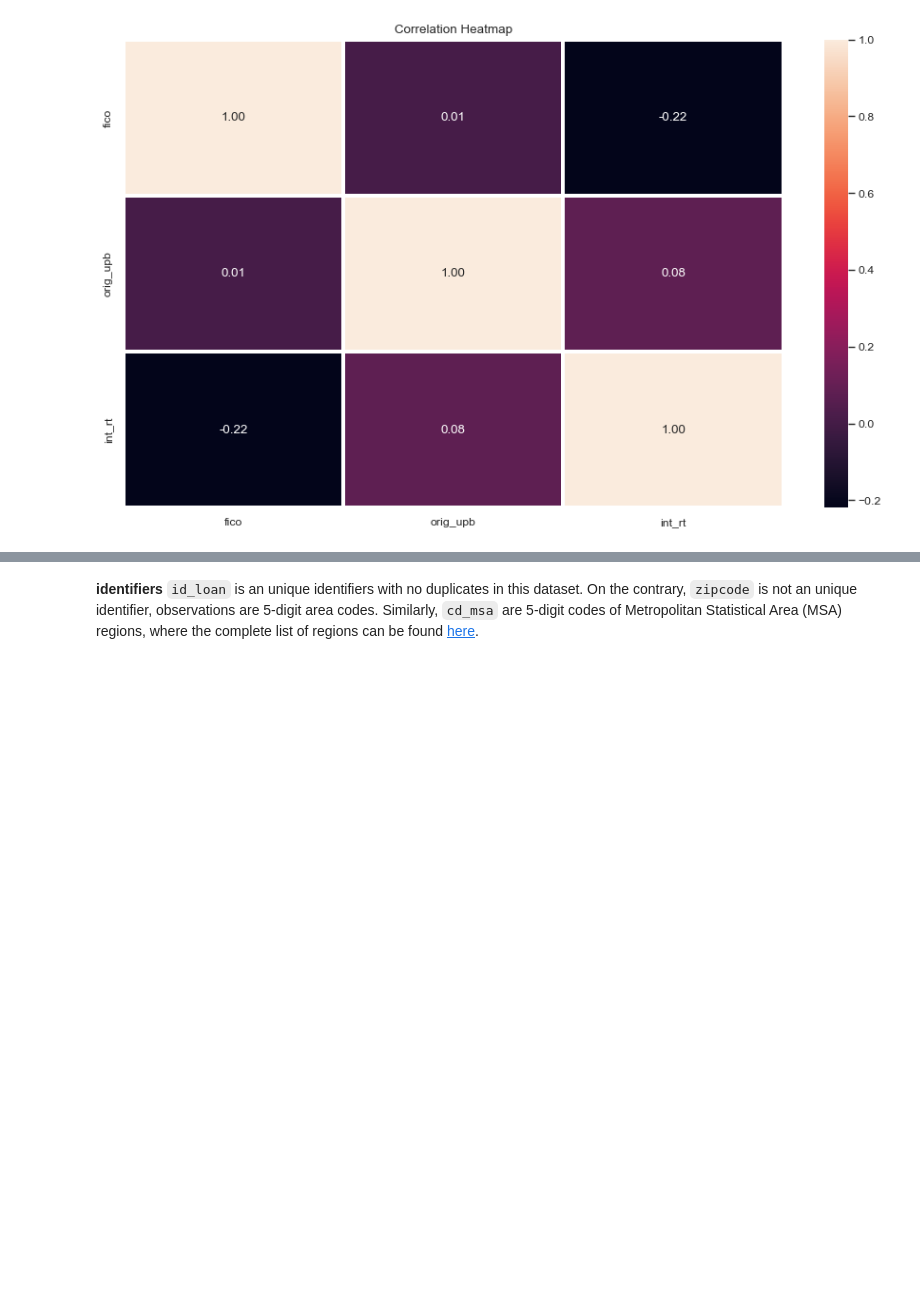
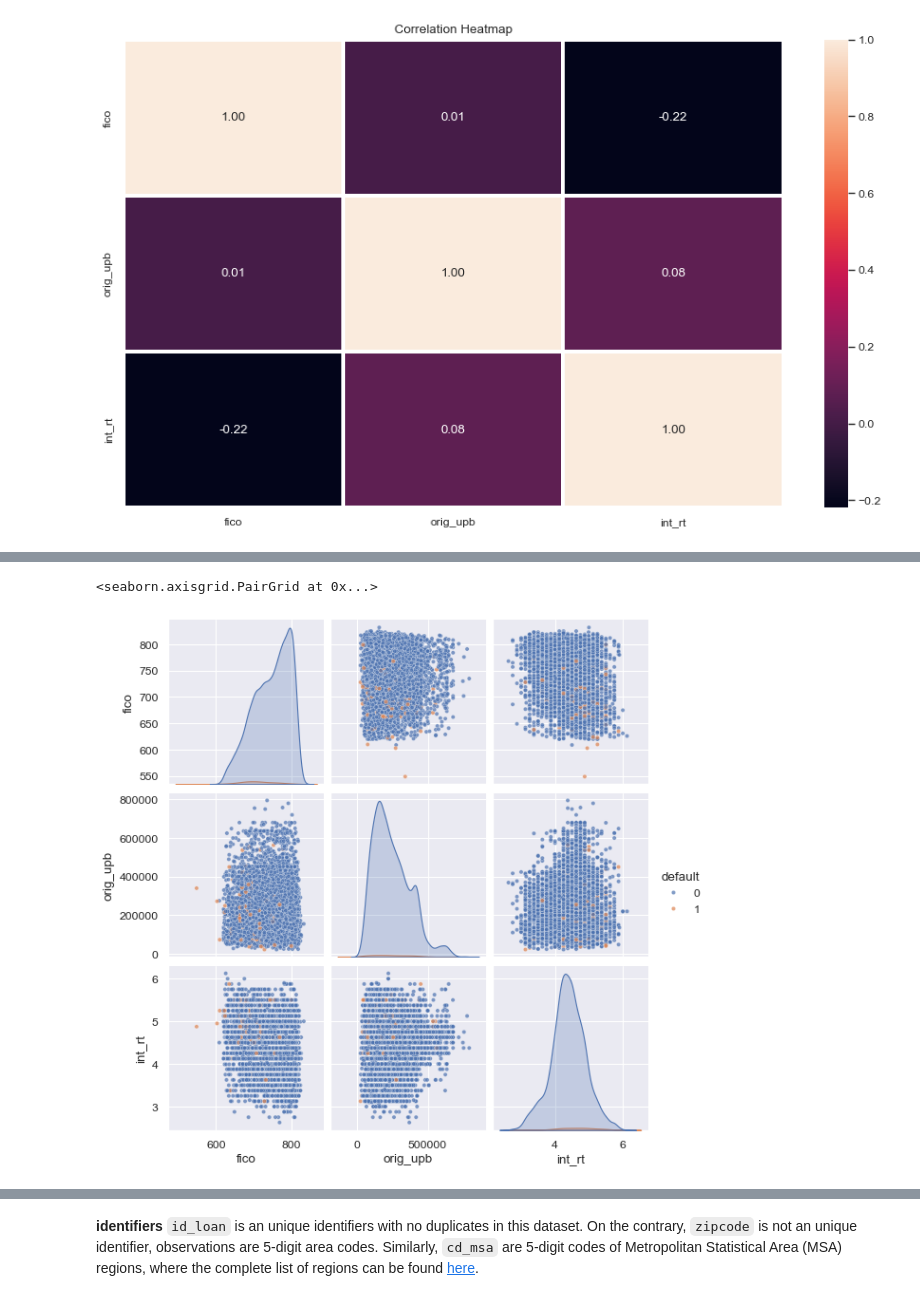
Before and after one commit to abalone88/ml_proj2, a Jupyter notebook: project2_materials/project2.ipynb, the cells around one changed output, grey strips where cells are left out. Cells and saved outputs as stored; diff of their text form; code cells hidden in the pictures; blank space fills up the shorter version.

```diff
--- a/project2_materials/project2.ipynb
+++ b/project2_materials/project2.ipynb
@@ -181,0 +164,5 @@ plt.show()
+# %%
+sns.pairplot(data=X_train, vars=num_var, hue="default", plot_kws={'alpha': 0.7, 's': 15})
+# %% [output]
+<seaborn.axisgrid.PairGrid at 0x...>
+[figure, added]
```
Also changed, not shown: parts of 8 cells of this notebook, 1 other file.
